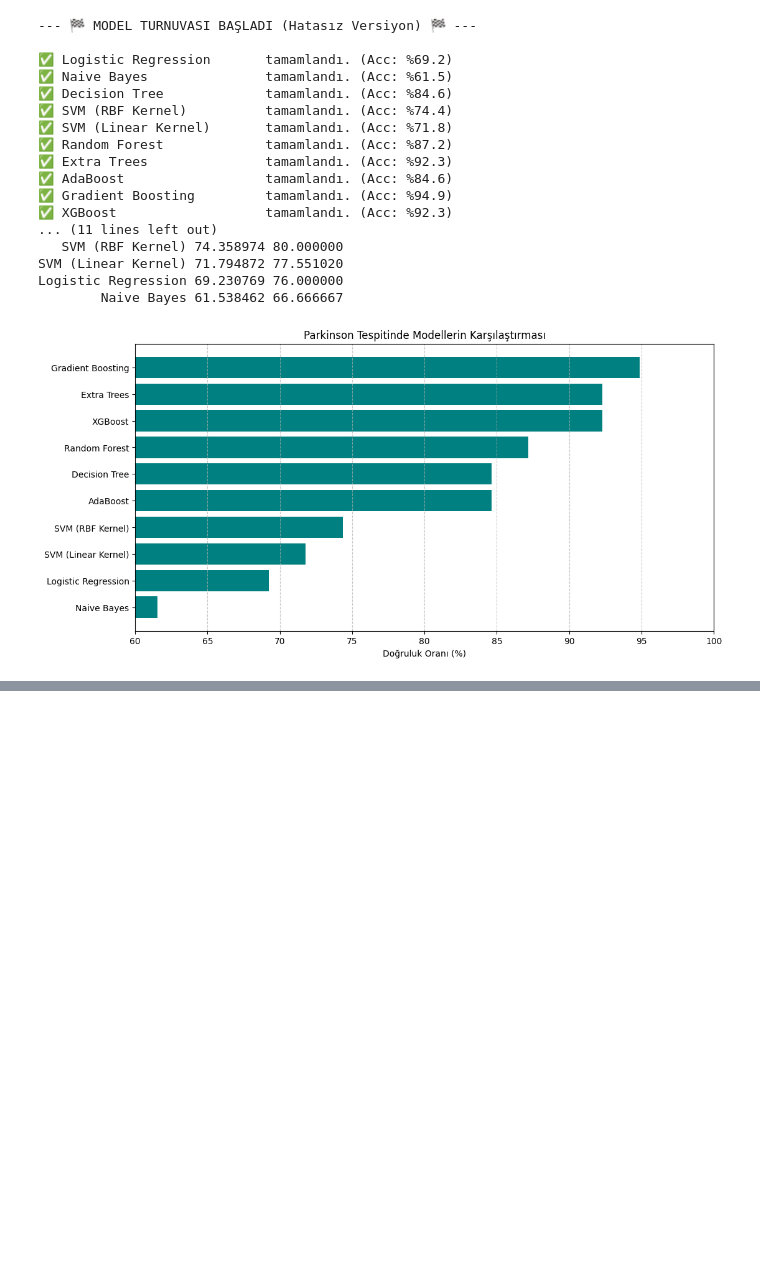
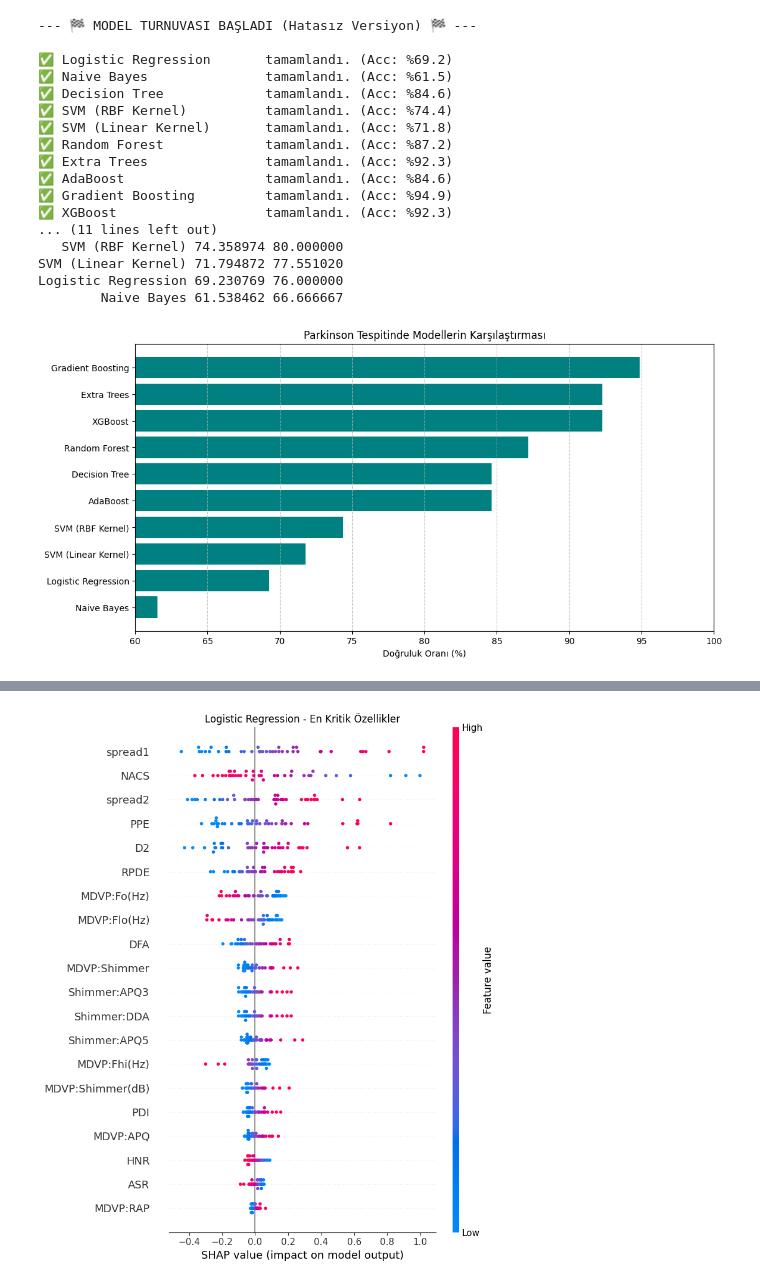
Before and after one commit to HasibeAltuntas06/Parkinson-Voice-Detection, a Jupyter notebook: veri.ipynb, the cells around one changed output, grey strips where cells are left out. Saved outputs shown, nothing was run; the diff lists cells and outputs as text; code cells hidden in the pictures; blank space fills up the shorter version.

```diff
--- a/veri.ipynb
+++ b/veri.ipynb
@@ -1134,0 +1516,85 @@ weighted avg       0.95      0.95      0.95        39
+# %%
+# --- SVM ve LOGISTIC REGRESSION SHAP ANALİZİ (BOYUT HATASI DÜZELTİLMİŞ) ---
+import shap
+import pandas as pd
+import numpy as np
+import matplotlib.pyplot as plt
+from sklearn.svm import SVC
+from sklearn.linear_model import LogisticRegression
+import warnings
+
+# Gereksiz uyarıları kapat
+warnings.filterwarnings('ignore')
+
+# 1. Özellik İsimlerini Al
+feature_names = list(df.drop(['status', 'name'], axis=1, errors='ignore').columns)
+
+# 2. Modelleri Tanımla ve Eğit
+print("⚙️ Modeller hazırlanıyor...")
+models_dict = {
+    "Logistic Regression": LogisticRegression(max_iter=3000, random_state=42),
+    "SVM (RBF)": SVC(kernel='rbf', probability=True, random_state=42)
+}
+
+# Modelleri eğit
+for name, model in models_dict.items():
+    model.fit(X_train_final, y_train_final)
+
+print("\n🕵️‍♂️ DİĞER MODELLER İNCELENİYOR...")
+
+# 3. Analiz Döngüsü
+for name, model in models_dict.items():
+    print(f"\n" + "="*60)
+    print(f"📊 {name} Analiz Ediliyor...")
+
+    # Veri setini ayarla (SVM çok yavaş olduğu için sadece 50 örnek alalım)
+    if name == "SVM (RBF)":
+        print("(SVM analizi yavaş olduğu için test setinin bir kısmı kullanılıyor...)")
+        # SVM için veriyi küçültüyoruz (KernelExplainer çok ağırdır)
+        X_eval = X_test_scaled[:50]
+
+        # KernelExplainer için background verisini de küçültelim
+        background = shap.kmeans(X_train_final, 5)
+        explainer = shap.KernelExplainer(model.predict_proba, background)
+        shap_values = explainer.shap_values(X_eval)
+
+    else: # Logistic Regression (Hızlıdır, hepsini kullan)
+        X_eval = X_test_scaled
+        explainer = shap.LinearExplainer(model, X_train_final)
+        shap_values = explainer.shap_values(X_eval)
+
+    # --- KRİTİK DÜZELTME: SHAP ÇIKTISINI KONTROL ET ---
+    vals = shap_values
+
+    # Durum 1: Eğer çıktı bir liste ise (Genelde [Sınıf0, Sınıf1] döner)
+    if isinstance(shap_values, list):
+        # Sınıf 1 (Hasta) için olanı al
+        vals = shap_values[1]
+
+    # Durum 2: Eğer çıktı 3 boyutluysa (Örn: samples, features, classes)
+    elif len(np.array(shap_values).shape) == 3:
+        vals = shap_values[:, :, 1]
+
+    # Durum 3: Boyut kontrolü (Eğer özellik sayısı uyuşmuyorsa transpoze gerekebilir mi?)
+    if vals.shape[1] != X_eval.shape[1]:
+        print(f"⚠️ Boyut uyuşmazlığı tespit edildi! Otomatik düzeltiliyor...")
+        # Genelde LinearExplainer bazen ters verebilir, ama yukarıdaki adımlar %99 çözer.
+
+    # 4. Grafik Çiz
+    plt.figure(figsize=(10, 5))
+    plt.title(f"{name} - En Kritik Özellikler")
+    shap.summary_plot(vals, X_eval, feature_names=feature_names, show=False)
+    plt.show()
+
+    # 5. En Önemli 5 Özelliği Listele
+    feature_importance = np.abs(vals).mean(axis=0)
+    # .flatten().tolist() ile kesinlikle düz liste yapıyoruz
+    top_5_indices = np.argsort(feature_importance)[-5:][::-1].flatten().tolist()
+
+    print(f"🌟 {name} İçin İlk 5 Özellik:")
+    for i in top_5_indices:
+        print(f"   👉 {feature_names[int(i)]}")
+
+print("\n" + "="*60)
+print("✅ TÜM ANALİZLER BAŞARIYLA TAMAMLANDI.")
+# %% [output]
@@ -1134,0 +1607 @@ weighted avg       0.95      0.95      0.95        39
+[figure, added]
```
Also changed, not shown: parts of 18 cells of this notebook.
